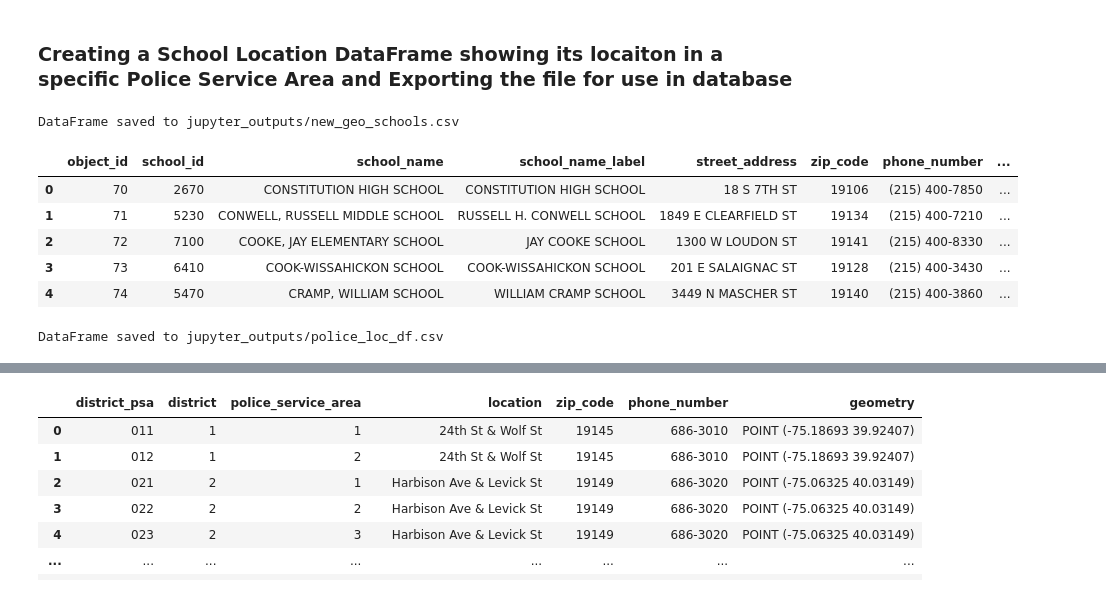
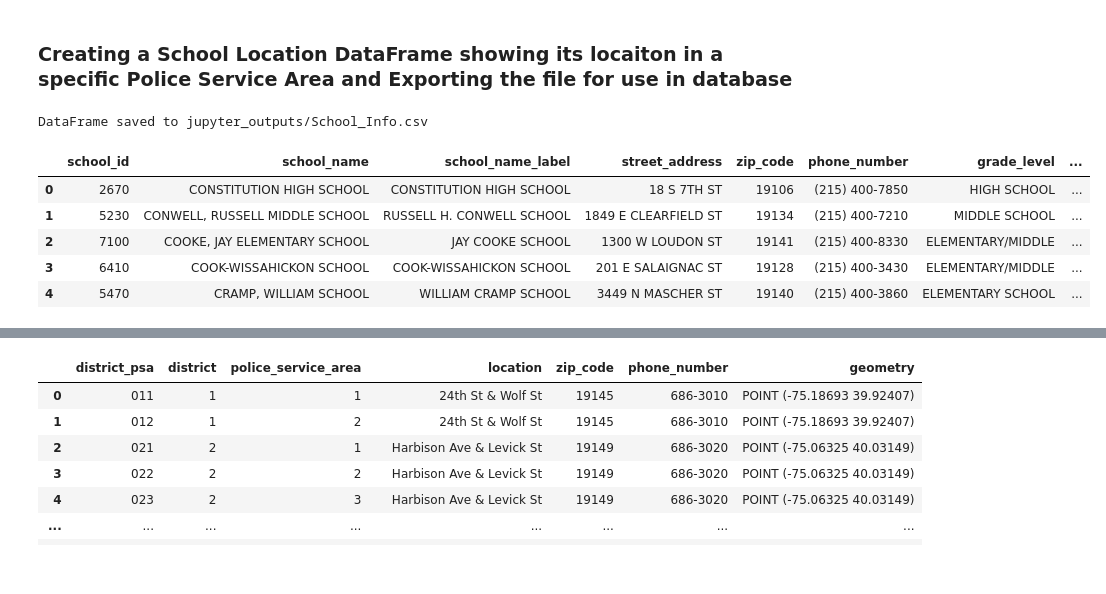
Before and after one commit to EricCroston/Philadelphia-School_Performance_vs_Crime_Data, a Jupyter notebook: Police_and_Incidents_Clean_up and Correlation Analysis.ipynb, the cells around one changed output, grey strips where cells are left out. Saved outputs shown, nothing was run; the diff lists cells and outputs as text; code cells hidden in the pictures.

```diff
--- a/Police_and_Incidents_Clean_up and Correlation Analysis.ipynb
+++ b/Police_and_Incidents_Clean_up and Correlation Analysis.ipynb
@@ -535,7 +442,6 @@ Index(['OBJECTID_left', 'AUN', 'SCHOOL_NUM', 'school_id', 'SCHOOL_NAME',
 # %%
 # Rename the specified columns
 school_with_psa_gdf = school_with_psa_gdf.rename(columns={
-    'OBJECTID_left': 'object_id',
     'LOCATION_ID': 'school_id',
     'SCHOOL_NAME': 'school_name',
     'SCHOOL_NAME_LABEL': 'school_name_label',
@@ -552,79 +458,53 @@ school_with_psa_gdf = school_with_psa_gdf.rename(columns={
 
 # List of columns to include, including the geometry column
 columns_schools_with_geometry = [
-    'object_id',
     'school_id',
     'school_name',
     'school_name_label',
     'street_address',
     'zip_code',
     'phone_number',
     'grade_level',
     'grade_org',
     'type',
     'type_specific',
     'geometry',
     'district',
     'district_psa'
 ]
 
-# Select only the specified columns
-new_geo_schools_df = school_with_psa_gdf[columns_schools_with_geometry]
+# Create 'school_info_df with the specified columns
+school_info_df = school_with_psa_gdf[columns_schools_with_geometry]
 
 # Drop rows where 'school_id' is None
-new_geo_schools_df = new_geo_schools_df[new_geo_schools_df['school_id'].notna()]
+school_info_df = school_info_df[school_info_df['school_id'].notna()]
 
 # Drop rows with any NaN values
-new_geo_schools_df = new_geo_schools_df.dropna(how='any')
+school_info_df = school_info_df.dropna(how='any')
+
+# Remove duplicates based on 'school_id'
+school_info_df = school_info_df.drop_duplicates(subset=['school_id'], keep='first')
+
+# Strip unwanted characters and convert to integer
+school_info_df['school_id'] = school_info_df['school_id'].astype(str).str.strip().str.replace(r'\r\n', '', regex=True).astype(int)
 
 # Reset index for a clean index
-new_geo_schools_df = new_geo_schools_df.reset_index(drop=True)
+school_info_df = school_info_df.reset_index(drop=True)
 
 # Define the output file path
-output_file_path = 'jupyter_outputs/new_geo_schools.csv'
+output_file_path = 'jupyter_outputs/School_Info.csv'
 
 # Save the DataFrame to a CSV file
-new_geo_schools_df.to_csv(output_file_path, index=False)
+school_info_df.to_csv(output_file_path, index=False)
 
 print(f"DataFrame saved to {output_file_path}")
 
-new_geo_schools_df.head()
+school_info_df.head()
 # %% [output]
-DataFrame saved to jupyter_outputs/new_geo_schools.csv
+DataFrame saved to jupyter_outputs/School_Info.csv
-|  | object_id | school_id | school_name | school_name_label | street_address | zip_code | phone_number | ... |
-| 0 | 70 | 2670 | CONSTITUTION HIGH SCHOOL | CONSTITUTION HIGH SCHOOL | 18 S 7TH ST | 19106 | (215) 400-7850 | ... |
-| 1 | 71 | 5230 | CONWELL, RUSSELL MIDDLE SCHOOL | RUSSELL H. CONWELL SCHOOL | 1849 E CLEARFIELD ST | 19134 | (215) 400-7210 | ... |
-| 2 | 72 | 7100 | COOKE, JAY ELEMENTARY SCHOOL | JAY COOKE SCHOOL | 1300 W LOUDON ST | 19141 | (215) 400-8330 | ... |
-| 3 | 73 | 6410 | COOK-WISSAHICKON SCHOOL | COOK-WISSAHICKON SCHOOL | 201 E SALAIGNAC ST | 19128 | (215) 400-3430 | ... |
-| 4 | 74 | 5470 | CRAMP, WILLIAM SCHOOL | WILLIAM CRAMP SCHOOL | 3449 N MASCHER ST | 19140 | (215) 400-3860 | ... |
+|  | school_id | school_name | school_name_label | street_address | zip_code | phone_number | grade_level | ... |
+| 0 | 2670 | CONSTITUTION HIGH SCHOOL | CONSTITUTION HIGH SCHOOL | 18 S 7TH ST | 19106 | (215) 400-7850 | HIGH SCHOOL | ... |
+| 1 | 5230 | CONWELL, RUSSELL MIDDLE SCHOOL | RUSSELL H. CONWELL SCHOOL | 1849 E CLEARFIELD ST | 19134 | (215) 400-7210 | MIDDLE SCHOOL | ... |
+| 2 | 7100 | COOKE, JAY ELEMENTARY SCHOOL | JAY COOKE SCHOOL | 1300 W LOUDON ST | 19141 | (215) 400-8330 | ELEMENTARY/MIDDLE | ... |
+| 3 | 6410 | COOK-WISSAHICKON SCHOOL | COOK-WISSAHICKON SCHOOL | 201 E SALAIGNAC ST | 19128 | (215) 400-3430 | ELEMENTARY/MIDDLE | ... |
+| 4 | 5470 | CRAMP, WILLIAM SCHOOL | WILLIAM CRAMP SCHOOL | 3449 N MASCHER ST | 19140 | (215) 400-3860 | ELEMENTARY SCHOOL | ... |
-# %%
-# Read the GeoJSON file into a GeoDataFrame
-geo_police_gdf = gpd.read_file('data/Police_Stations.geojson')
-
-# List of columns to drop
-columns_to_drop = ['OBJECTID', 'geometry', 'RULEID']
-
-# Drop the specified columns
-police_loc_df = geo_police_gdf.drop(columns=columns_to_drop)
-
-# Rename columns
-geo_police_gdf = geo_police_gdf.rename(columns={
-    'OBJECTID': 'object_id',
-    'DISTRICT_NUMBER': 'district_number',
-    'LOCATION': 'location',
-    'TELEPHONE_NUMBER': 'phone_number',
-    'RULEID': 'rule_id'
-})
-
-# Print the dataframe
-police_loc_df.head()
-
-# Make an output for the new dataset
-output_file_path= 'jupyter_outputs/police_loc_df.csv'
-
-# Save the DataFrame to a CSV file
-police_loc_df.to_csv(output_file_path, index=False)
-
-print(f"DataFrame saved to {output_file_path}")
-# %% [output]
-DataFrame saved to jupyter_outputs/police_loc_df.csv
```
Also changed, not shown: parts of 14 cells of this notebook, 8 other files.
